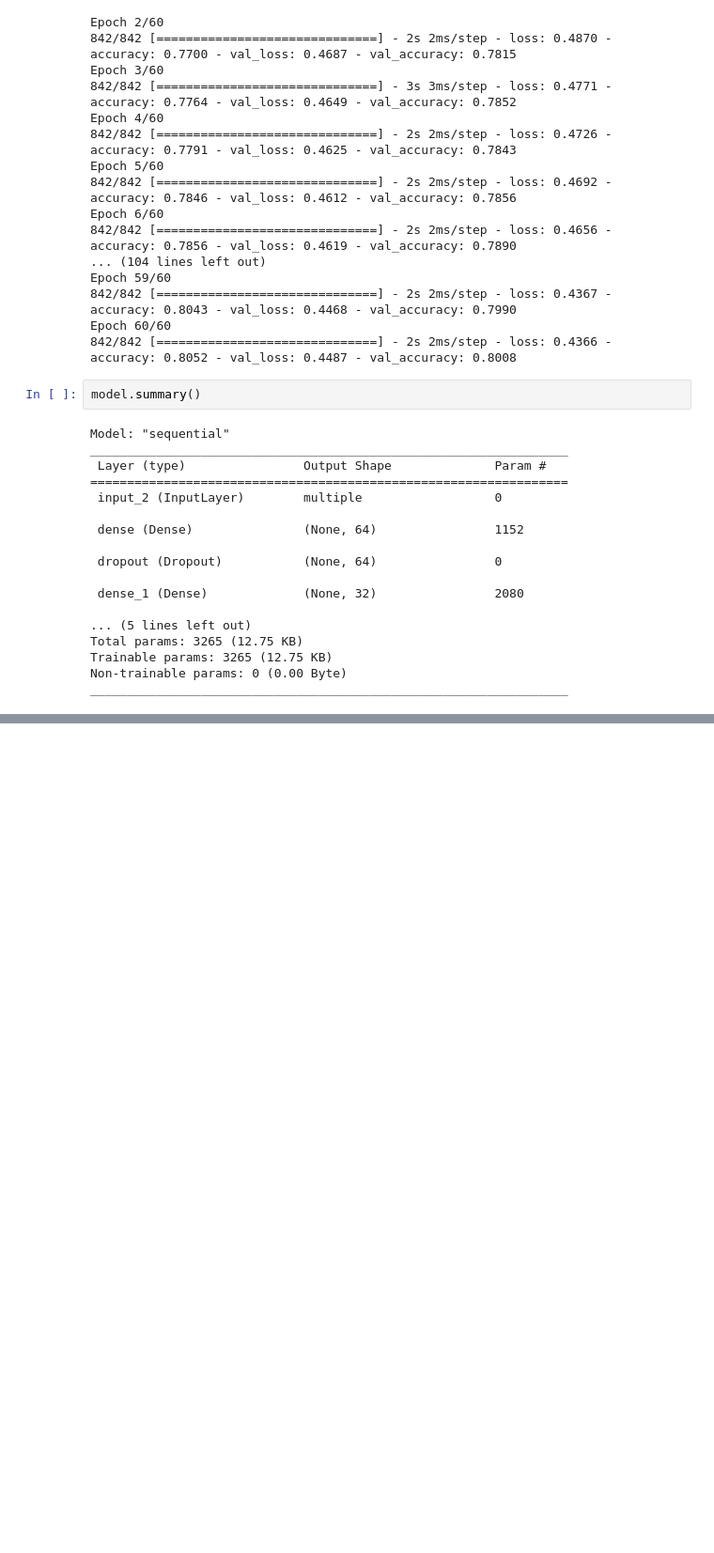
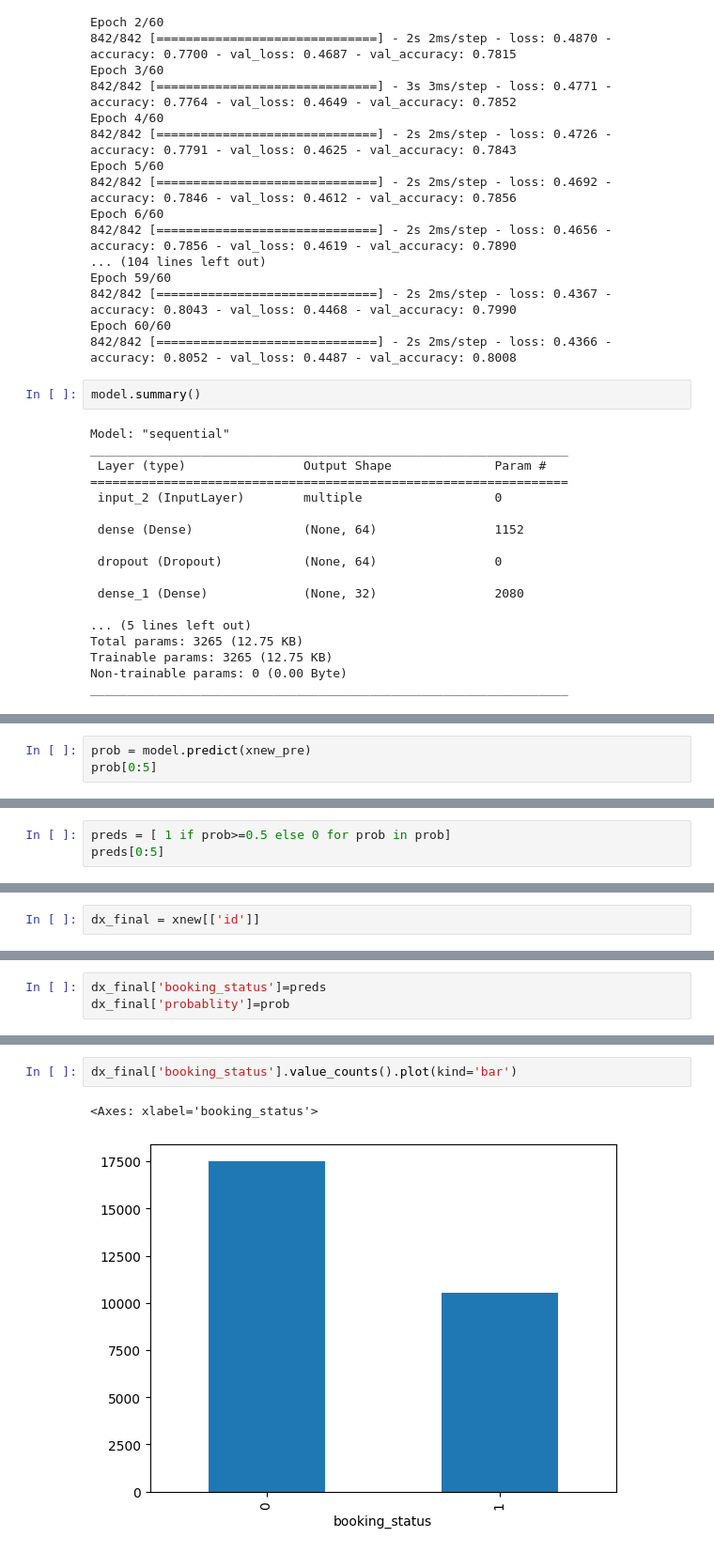
Before and after one commit to amoladmane/Deep-Learning, a Jupyter notebook: Binary_Classification_with_Keras.ipynb, the cells around one changed output, grey strips where cells are left out. Shown at 94% size. Saved outputs shown, nothing was run; the diff lists cells and outputs as text; blank space fills up the shorter version.

```diff
--- a/Binary_Classification_with_Keras.ipynb
+++ b/Binary_Classification_with_Keras.ipynb
@@ -278,0 +447,3 @@ _________________________________________________________________
+# %%
+prob = model.predict(xnew_pre)
+prob[0:5]
@@ -278,0 +457,3 @@ _________________________________________________________________
+# %%
+preds = [ 1 if prob>=0.5 else 0 for prob in prob]
+preds[0:5]
@@ -278,0 +464,2 @@ _________________________________________________________________
+# %%
+dx_final = xnew[['id']]
@@ -278,0 +475,3 @@ _________________________________________________________________
+# %%
+dx_final['booking_status']=preds
+dx_final['probablity']=prob
@@ -278,0 +514,5 @@ _________________________________________________________________
+# %%
+dx_final['booking_status'].value_counts().plot(kind='bar')
+# %% [output]
+<Axes: xlabel='booking_status'>
+[figure, added]
```
Also changed, not shown: parts of 40 cells of this notebook.
